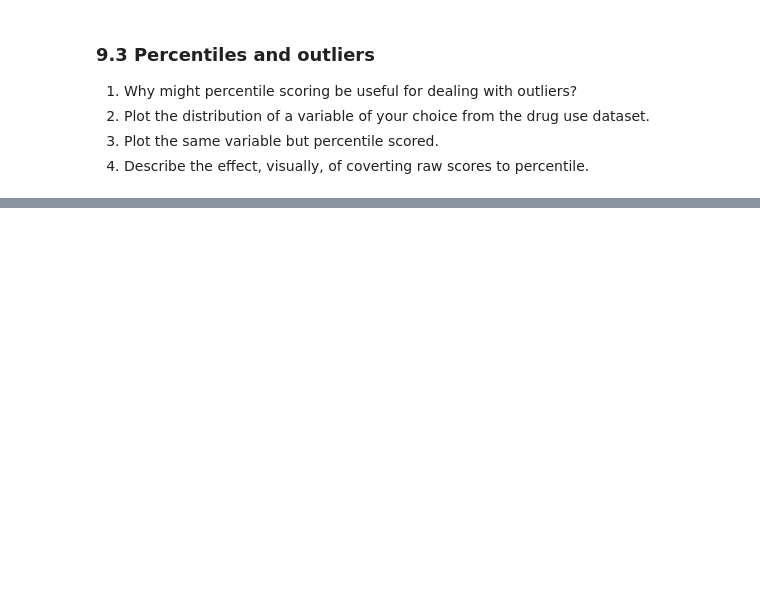
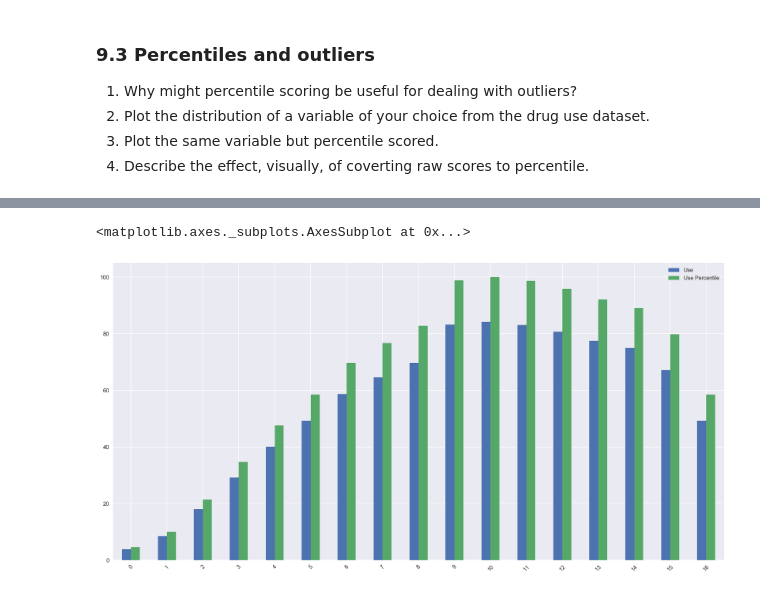
Before and after one commit to guangyic/project2, a Jupyter notebook: CHUA_Guangyi_Project2.ipynb, the cells around one changed output, grey strips where cells are left out. Cells and saved outputs as stored; diff of their text form; code cells hidden in the pictures; blank space fills up the shorter version.

```diff
--- a/CHUA_Guangyi_Project2.ipynb
+++ b/CHUA_Guangyi_Project2.ipynb
@@ -840,0 +957,8 @@ sat_df2.iloc[23]
+# %%
+df_a = pd.DataFrame()
+df_a["Use"] = a_use
+df_a["Use Percentile"] = a_use_percentile
+df_a.plot.bar(figsize=(20,10), rot=45)
+# %% [output]
+<matplotlib.axes._subplots.AxesSubplot at 0x...>
+[figure, added]
```
Also changed, not shown: parts of 20 cells of this notebook.
